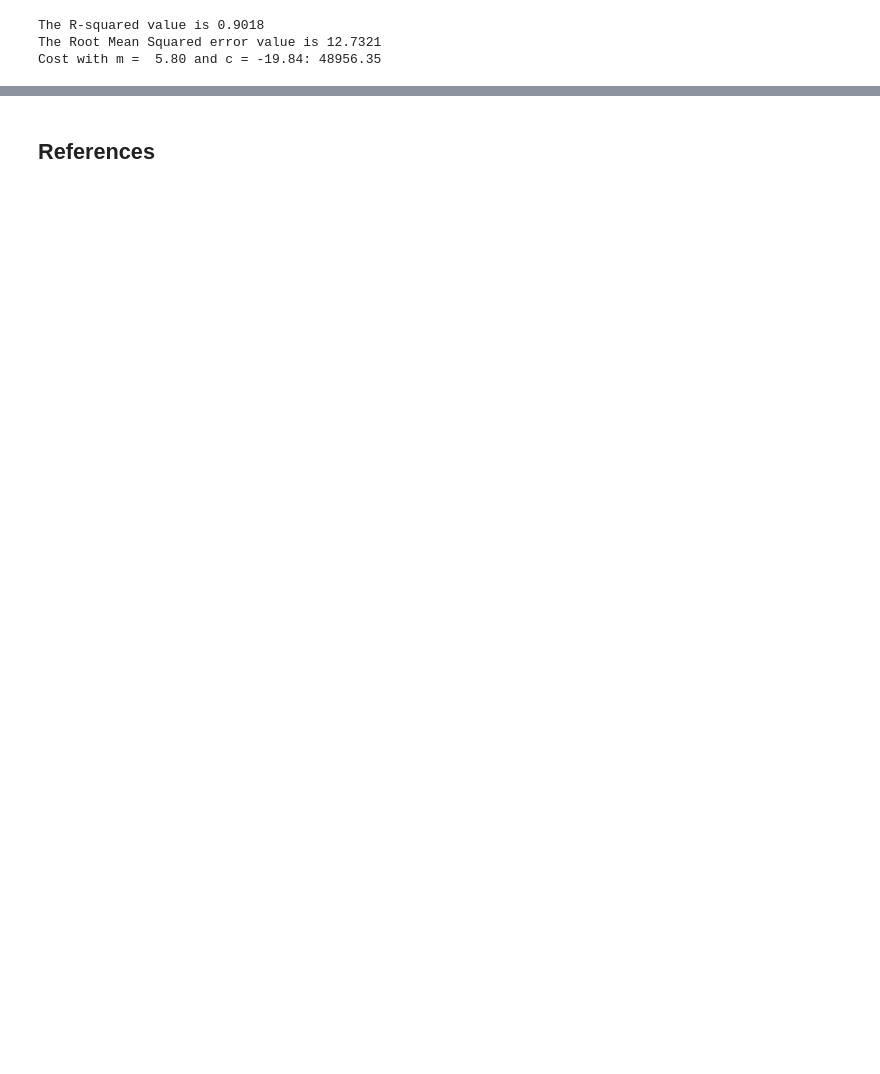
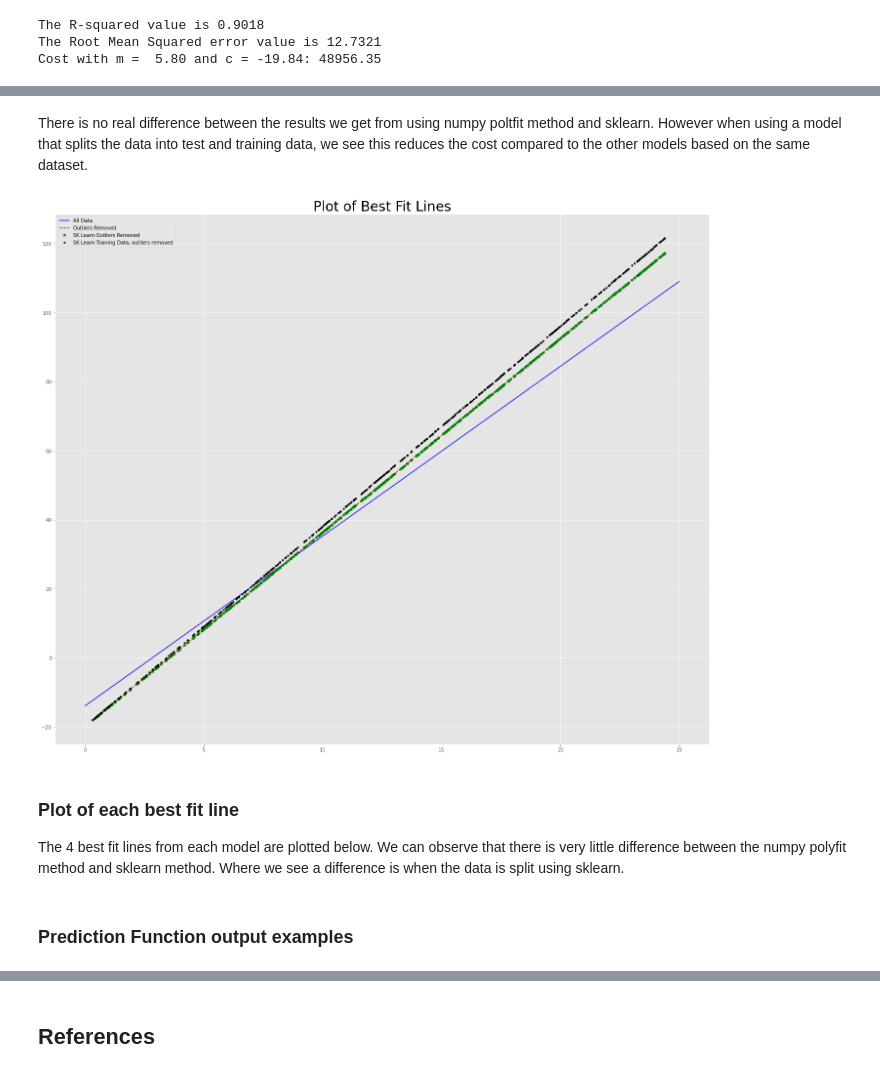
Before and after one commit to conor1982/FofDA_Project, a Jupyter notebook: FofDA_Project_2020.ipynb, the cells around one changed output, grey strips where cells are left out. Saved outputs shown, nothing was run; the diff lists cells and outputs as text; code cells hidden in the pictures; blank space fills up the shorter version.

```diff
--- a/FofDA_Project_2020.ipynb
+++ b/FofDA_Project_2020.ipynb
@@ -372,0 +408,18 @@ compare_df = compare_df.append({'R-squared':rsq4,'Cost':c4,'RMSE':rmse4,'Model':
+# %% [markdown]
+There is no real difference between the results we get from using numpy poltfit method and sklearn. However when using a model that splits the data into test and training data, we see this reduces the cost compared to the other models based on the same dataset.
+# %%
+#plot comparing each best fit lone from each regression
+plt.title('Plot of Best Fit Lines',fontsize=28)
+plt.plot(speed,predict_m1(speed),color='blue',label = 'All Data')
+plt.plot(speed2,predict_m2(speed2),'--',color='red',label = 'Outliers Removed')
+plt.plot(speed2,predict_m3(speed2),'*',color='green',label = 'SK Learn Outliers Removed')
+plt.plot(speed2,predict_m4(speed2),'.',color='black',label = 'SK Learn Training Data, outliers removed')
+plt.legend();
+# %% [output]
+[figure, added]
+# %% [markdown]
+### Plot of each best fit line
+
+The 4 best fit lines from each model are plotted below. We can observe that there is very little difference between the numpy polyfit method and sklearn method. Where we see a difference is when the data is split using sklearn.
+# %% [markdown]
+### Prediction Function output examples
```
Also changed, not shown: parts of 108 cells of this notebook.
